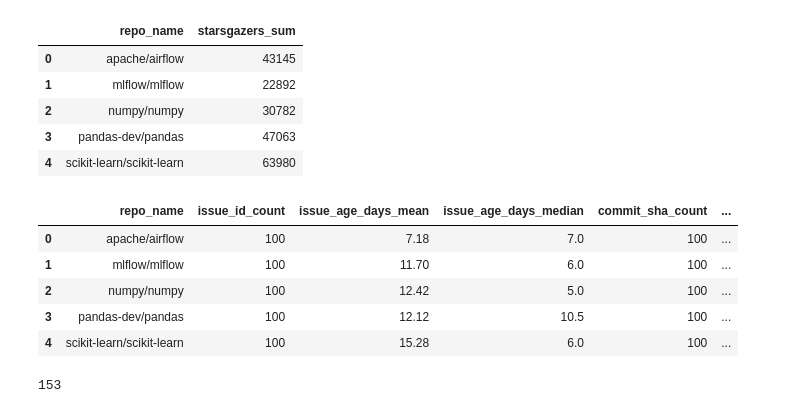
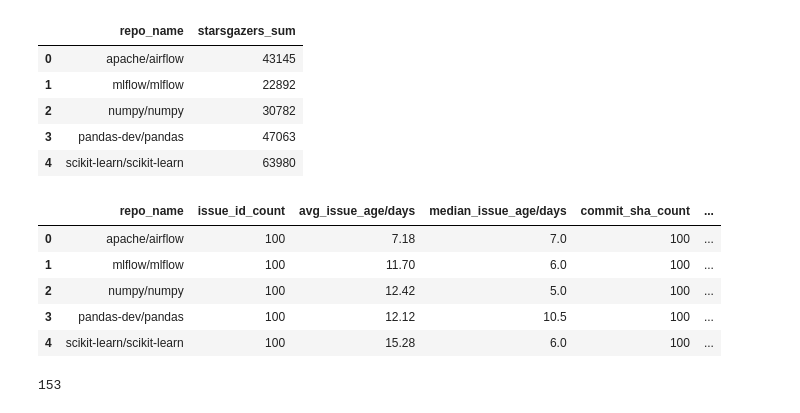
Before and after one commit to KevinOcran/openSourceHealthAnalysis, a Jupyter notebook: notebooks/analysis.ipynb, the cells around one changed output. Drawn from its saved outputs; the diff is of its cells as text; code cells hidden in the pictures.

```diff
--- a/notebooks/analysis.ipynb
+++ b/notebooks/analysis.ipynb
@@ -144,11 +144,13 @@ info_summary
 # %%
 # join all the summaries into one summary:
 
-summary_df = pd.merge(issues_summary, commits_summary, on='repo_name_', how='inner').rename(columns={'repo_name_': 'repo_name'})
+summary_df = pd.merge(issues_summary, commits_summary, on='repo_name_', how='inner').rename(columns={'repo_name_': 'repo_name',
+'issue_age_days_mean': 'avg_issue_age/days',
+ 'issue_age_days_median': 'median_issue_age/days'                                                  })
 summary_df = pd.merge(summary_df, info_summary, on='repo_name', how='inner' )
 summary_df
 # %% [output]
-|  | repo_name | issue_id_count | issue_age_days_mean | issue_age_days_median | commit_sha_count | ... |
+|  | repo_name | issue_id_count | avg_issue_age/days | median_issue_age/days | commit_sha_count | ... |
 | 0 | apache/airflow | 100 | 7.18 | 7.0 | 100 | ... |
 | 1 | mlflow/mlflow | 100 | 11.70 | 6.0 | 100 | ... |
 | 2 | numpy/numpy | 100 | 12.42 | 5.0 | 100 | ... |
```
Also changed, not shown: parts of 19 cells of this notebook.
